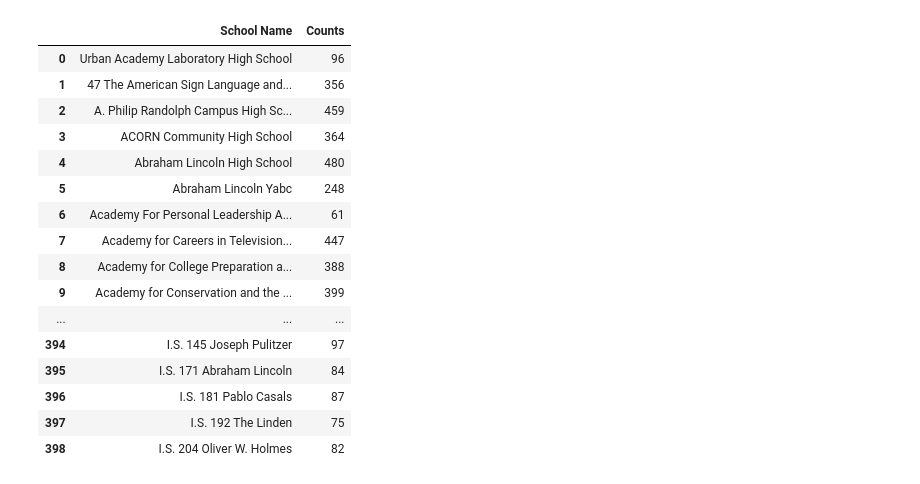
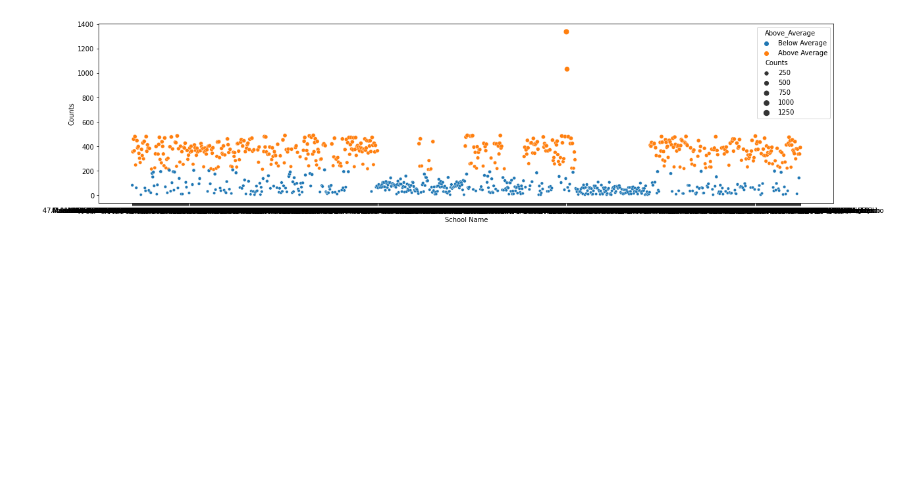
Before and after one commit to samnar2017/2023Python-Project1, a Jupyter notebook: LagData1.ipynb, the cells around one changed output. Cells and saved outputs as stored; diff of their text form; code cells hidden in the pictures; blank space fills up the shorter version.

```diff
--- a/LagData1.ipynb
+++ b/LagData1.ipynb
@@ -110,21 +119,8 @@ median_value: 184.0
-# %%
-pd.options.display.max_rows = None
-display(data)
-# %% [output]
-|  | School Name | Counts |
-| 0 | Urban Academy Laboratory High School | 96 |
-| 1 | 47 The American Sign Language and... | 356 |
-| 2 | A. Philip Randolph Campus High Sc... | 459 |
-| 3 | ACORN Community High School | 364 |
-| 4 | Abraham Lincoln High School | 480 |
-| 5 | Abraham Lincoln Yabc | 248 |
-| 6 | Academy For Personal Leadership A... | 61 |
-| 7 | Academy for Careers in Television... | 447 |
-| 8 | Academy for College Preparation a... | 388 |
-| 9 | Academy for Conservation and the ... | 399 |
-| ... | ... | ... |
-| 394 | I.S. 145 Joseph Pulitzer | 97 |
-| 395 | I.S. 171 Abraham Lincoln | 84 |
-| 396 | I.S. 181 Pablo Casals | 87 |
-| 397 | I.S. 192 The Linden | 75 |
-| 398 | I.S. 204 Oliver W. Holmes | 82 |
+# %%
+# Let's create a bubble chart with the x-axis split into two sections, one above the average and one below. For that we shall reate a new column in the dataframe to indicate whether each value is above or below the average:
+new_data['Above_Average'] = new_data['Counts'].apply(lambda x: 'Above Average' if x >= avg_value else 'Below Average')
+fig, ax = plt.subplots(figsize=(20,5))
+sns.scatterplot(x='School Name', y='Counts', size='Counts', hue='Above_Average', data=new_data, ax=ax)
+plt.show()
+# %% [output]
+[figure, added]
```
Also changed, not shown: parts of 5 cells of this notebook.
